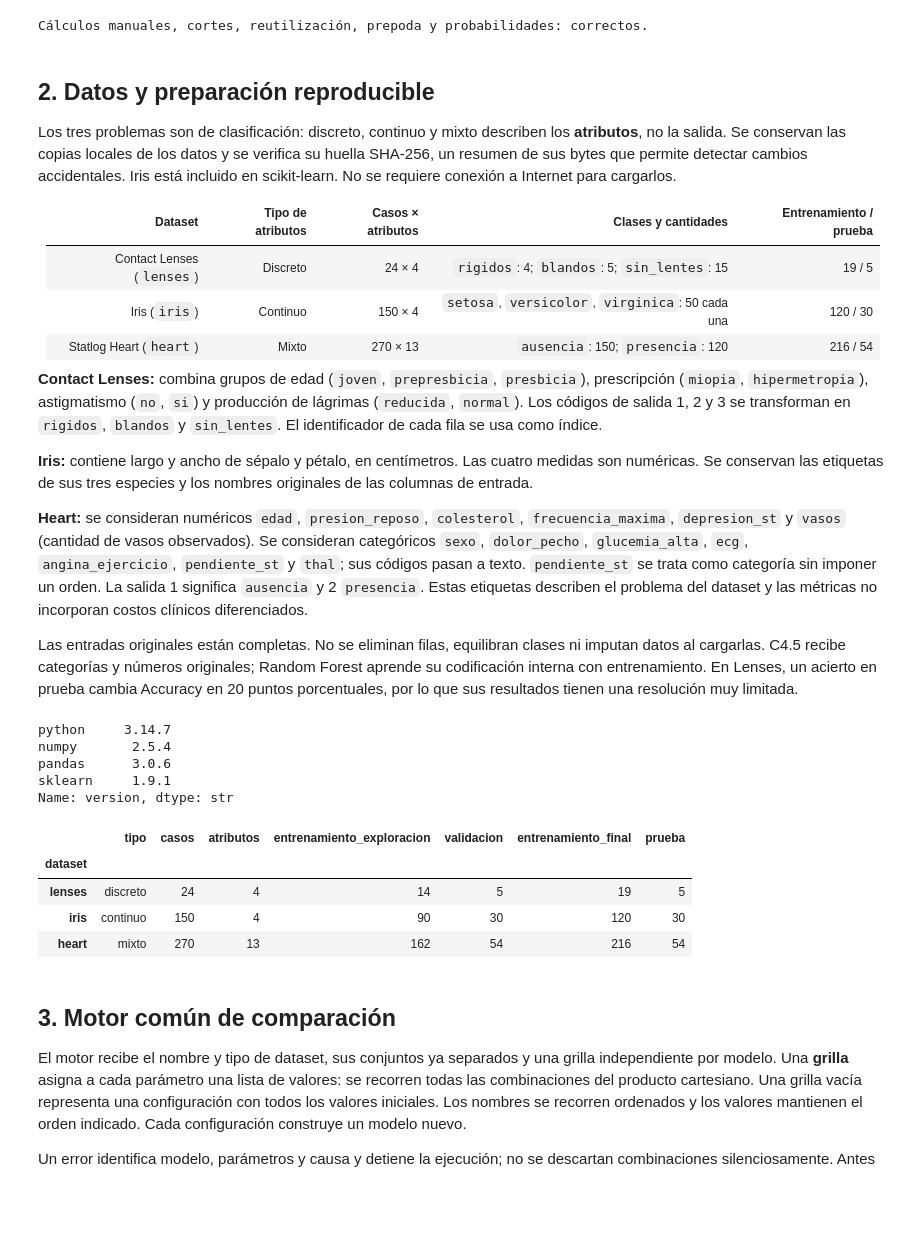
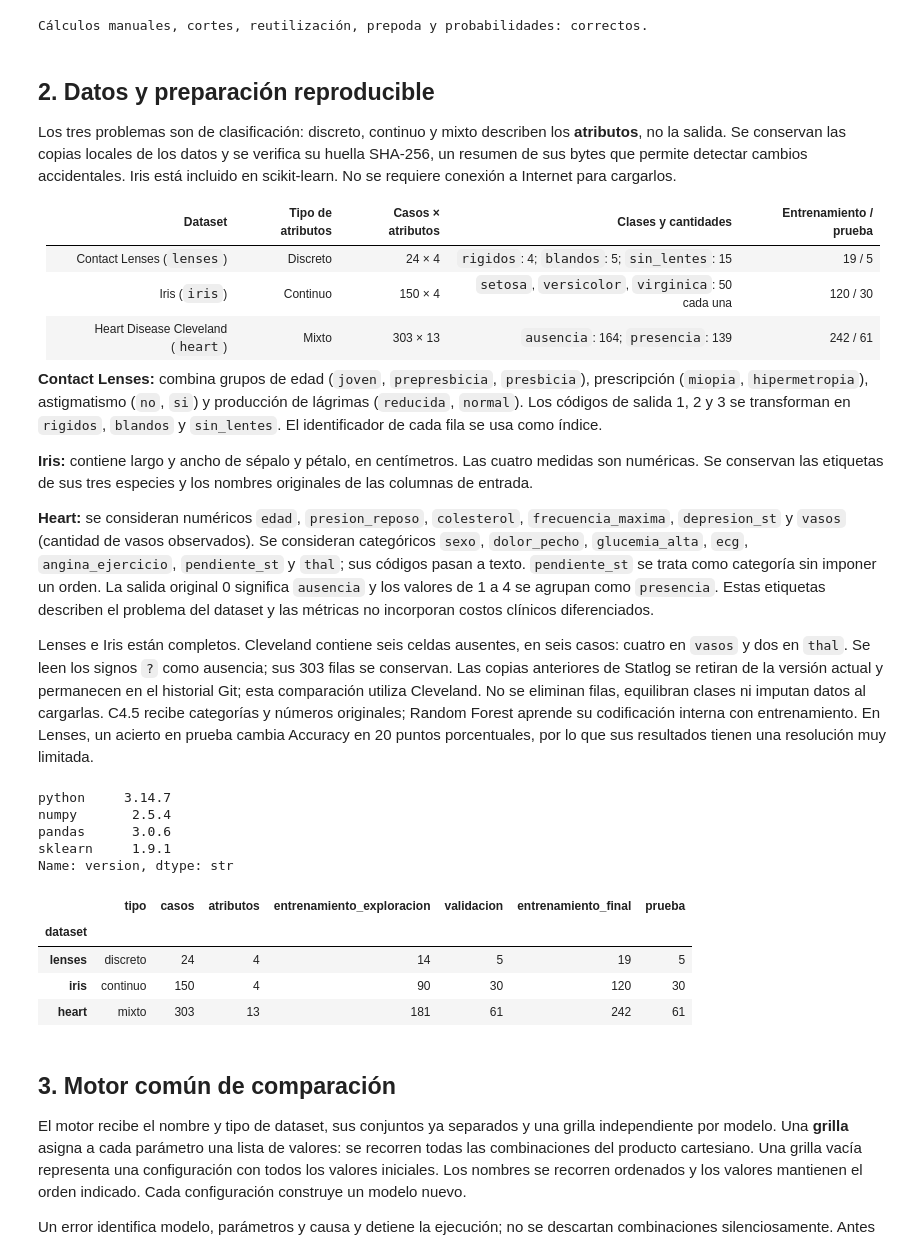
Before and after one commit to marianoInsa/Decision-Tree-vs-Random-Forest, a Jupyter notebook: notebooks/03_experimentos.ipynb, the cells around one changed output. Drawn from its saved outputs; the diff is of its cells as text; code cells hidden in the pictures; blank space fills up the shorter version.

```diff
--- a/notebooks/03_experimentos.ipynb
+++ b/notebooks/03_experimentos.ipynb
@@ -204,13 +206,13 @@ Los tres problemas son de clasificación: discreto, continuo y mixto describen l
 |---|---|---|---|---|
 | Contact Lenses (`lenses`) | Discreto | 24 × 4 | `rigidos`: 4; `blandos`: 5; `sin_lentes`: 15 | 19 / 5 |
 | Iris (`iris`) | Continuo | 150 × 4 | `setosa`, `versicolor`, `virginica`: 50 cada una | 120 / 30 |
-| Statlog Heart (`heart`) | Mixto | 270 × 13 | `ausencia`: 150; `presencia`: 120 | 216 / 54 |
+| Heart Disease Cleveland (`heart`) | Mixto | 303 × 13 | `ausencia`: 164; `presencia`: 139 | 242 / 61 |
 
 **Contact Lenses:** combina grupos de edad (`joven`, `prepresbicia`, `presbicia`), prescripción (`miopia`, `hipermetropia`), astigmatismo (`no`, `si`) y producción de lágrimas (`reducida`, `normal`). Los códigos de salida 1, 2 y 3 se transforman en `rigidos`, `blandos` y `sin_lentes`. El identificador de cada fila se usa como índice.
 
 **Iris:** contiene largo y ancho de sépalo y pétalo, en centímetros. Las cuatro medidas son numéricas. Se conservan las etiquetas de sus tres especies y los nombres originales de las columnas de entrada.
 
-**Heart:** se consideran numéricos `edad`, `presion_reposo`, `colesterol`, `frecuencia_maxima`, `depresion_st` y `vasos` (cantidad de vasos observados). Se consideran categóricos `sexo`, `dolor_pecho`, `glucemia_alta`, `ecg`, `angina_ejercicio`, `pendiente_st` y `thal`; sus códigos pasan a texto. `pendiente_st` se trata como categoría sin imponer un orden. La salida 1 significa `ausencia` y 2 `presencia`. Estas etiquetas describen el problema del dataset y las métricas no incorporan costos clínicos diferenciados.
+**Heart:** se consideran numéricos `edad`, `presion_reposo`, `colesterol`, `frecuencia_maxima`, `depresion_st` y `vasos` (cantidad de vasos observados). Se consideran categóricos `sexo`, `dolor_pecho`, `glucemia_alta`, `ecg`, `angina_ejercicio`, `pendiente_st` y `thal`; sus códigos pasan a texto. `pendiente_st` se trata como categoría sin imponer un orden. La salida original 0 significa `ausencia` y los valores de 1 a 4 se agrupan como `presencia`. Estas etiquetas describen el problema del dataset y las métricas no incorporan costos clínicos diferenciados.
 
-Las entradas originales están completas. No se eliminan filas, equilibran clases ni imputan datos al cargarlas. C4.5 recibe categorías y números originales; Random Forest aprende su codificación interna con entrenamiento. En Lenses, un acierto en prueba cambia Accuracy en 20 puntos porcentuales, por lo que sus resultados tienen una resolución muy limitada.
+Lenses e Iris están completos. Cleveland contiene seis celdas ausentes, en seis casos: cuatro en `vasos` y dos en `thal`. Se leen los signos `?` como ausencia; sus 303 filas se conservan. Las copias anteriores de Statlog se retiran de la versión actual y permanecen en el historial Git; esta comparación utiliza Cleveland. No se eliminan filas, equilibran clases ni imputan datos al cargarlas. C4.5 recibe categorías y números originales; Random Forest aprende su codificación interna con entrenamiento. En Lenses, un acierto en prueba cambia Accuracy en 20 puntos porcentuales, por lo que sus resultados tienen una resolución muy limitada.
 # %%
@@ -305,36 +257,39 @@ particiones = {}
 resumen_datos = []
 for nombre, datos in datasets.items():
     caracteristicas, objetivos = datos["caracteristicas"], datos["objetivos"]
     assert caracteristicas.shape == TAMANOS_ESPERADOS[nombre]
     assert objetivos.shape == (len(caracteristicas), 1)
     assert caracteristicas.index.is_unique and caracteristicas.index.equals(objetivos.index)
-    assert not caracteristicas.isna().any().any() and not objetivos.isna().any().any()
-    assert np.isfinite(caracteristicas.select_dtypes(include="number").to_numpy()).all()
+    assert not objetivos.isna().any().any()
+    assert int(caracteristicas.isna().to_numpy().sum()) == (6 if nombre == "heart" else 0)
+    numericas = caracteristicas.select_dtypes(include="number")
+    valores_numericos = numericas.to_numpy(dtype=float)
+    assert np.isfinite(valores_numericos[~np.isnan(valores_numericos)]).all()
     assert objetivos["objetivo"].value_counts().to_dict() == CLASES_ESPERADAS[nombre]
     particiones[nombre] = preparar_particiones(caracteristicas, objetivos, SEMILLA_PARTICION)
     resumen_datos.append({
         "dataset": nombre, "tipo": datos["tipo"], "casos": len(caracteristicas),
         "atributos": caracteristicas.shape[1],
         "entrenamiento_exploracion": len(particiones[nombre]["seleccion"]["entrenamiento"][0]),
         "validacion": len(particiones[nombre]["seleccion"]["validacion"][0]),
         "entrenamiento_final": len(particiones[nombre]["referencia"]["entrenamiento"][0]),
         "prueba": len(particiones[nombre]["referencia"]["prueba"][0]),
     })
 
 # Mostrar las versiones y las cantidades realmente utilizadas, incluido el redondeo.
 display(pd.Series(VERSIONES, name="version"))
 display(pd.DataFrame(resumen_datos).set_index("dataset"))
 # %% [output]
 python     3.14.7
 numpy       2.5.4
 pandas      3.0.6
 sklearn     1.9.1
 Name: version, dtype: str
 |  | tipo | casos | atributos | entrenamiento_exploracion | validacion | entrenamiento_final | prueba |
 | dataset |  |  |  |  |  |  |  |
 | lenses | discreto | 24 | 4 | 14 | 5 | 19 | 5 |
 | iris | continuo | 150 | 4 | 90 | 30 | 120 | 30 |
-| heart | mixto | 270 | 13 | 162 | 54 | 216 | 54 |
+| heart | mixto | 303 | 13 | 181 | 61 | 242 | 61 |
 # %% [markdown]
 ## 3. Motor común de comparación
 
```
Also changed, not shown: parts of 14 cells of this notebook, 30 other files.
